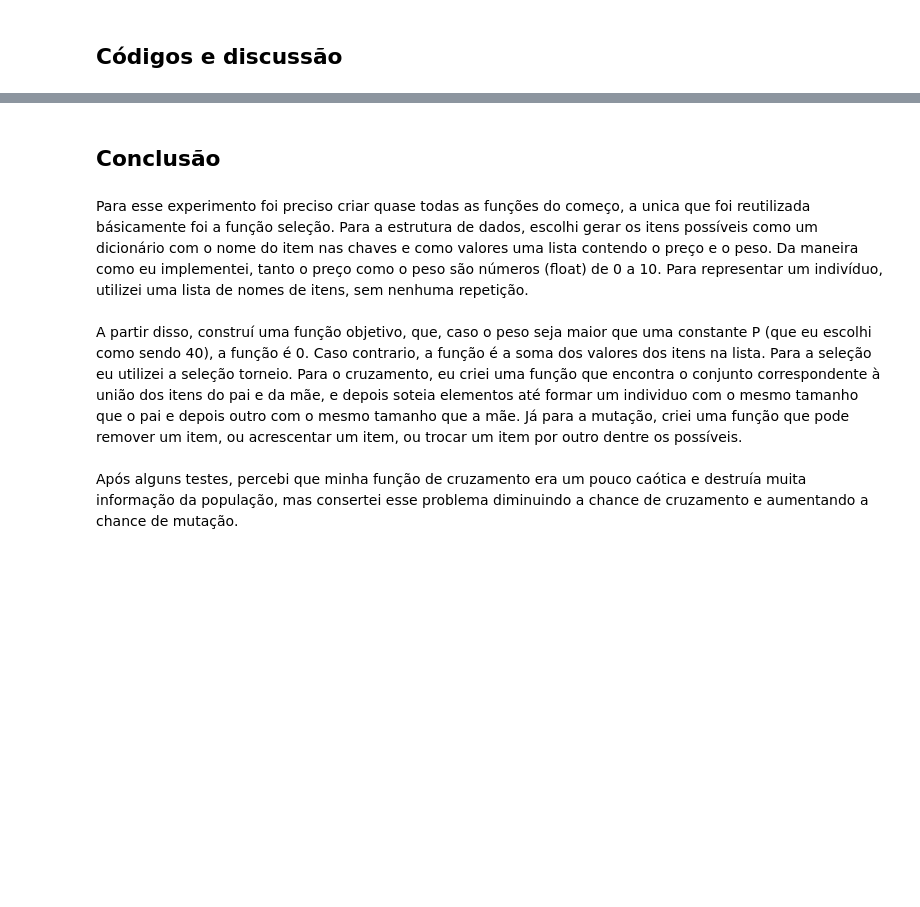
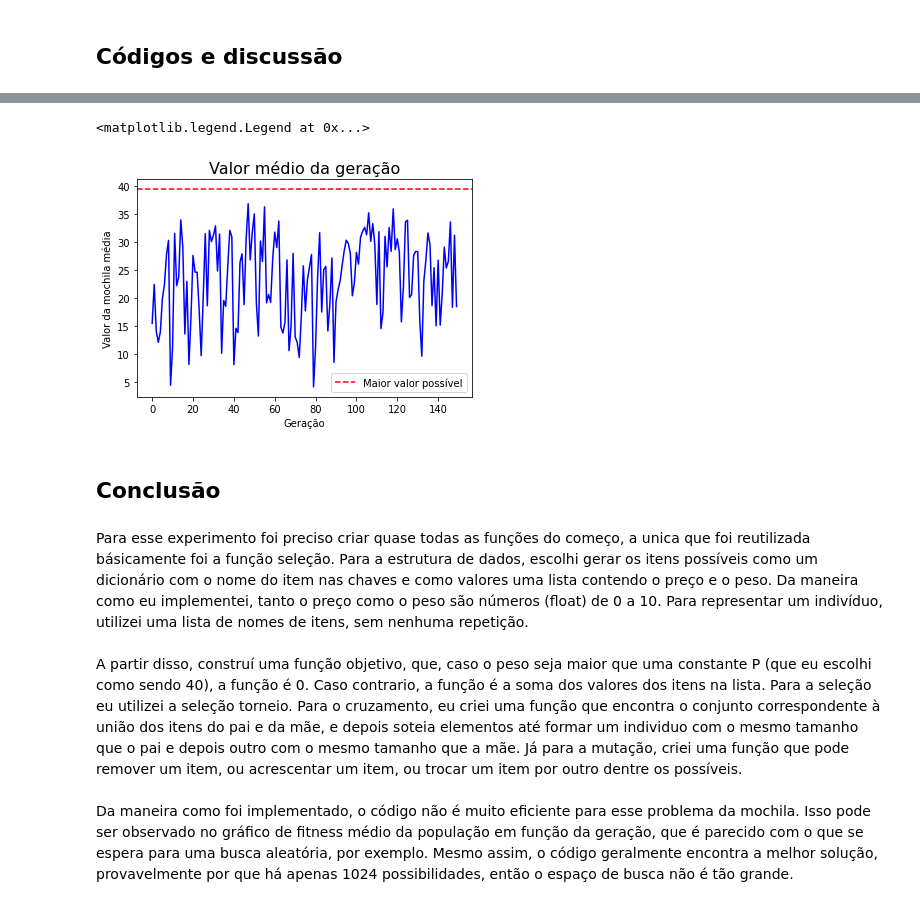
Before and after one commit to Karl-Marcos/Redes_Neurais_1S23, a Jupyter notebook: AlgoritmosGeneticos/experimento A.07 - aplicando restricoes.ipynb, the cells around one changed output, grey strips where cells are left out. Cells and saved outputs as stored; diff of their text form; code cells hidden in the pictures; blank space fills up the shorter version.

```diff
--- a/AlgoritmosGeneticos/experimento A.07 - aplicando restricoes.ipynb
+++ b/AlgoritmosGeneticos/experimento A.07 - aplicando restricoes.ipynb
@@ -182,3 +186,14 @@ ax.legend()
+# %%
+fig, ax = plt.subplots(1, 1)
+ax.plot(range(NUM_GERACOES), lista_fitness_medio, c="b")
+ax.axhline(y=melhor_fitness_ever, c="r", linestyle="--", label="Maior valor possível")
+ax.set_xlabel("Geração")
+ax.set_ylabel("Valor da mochila média")
+ax.set_title("Valor médio da geração", fontsize=16)
+ax.legend()
+# %% [output]
+<matplotlib.legend.Legend at 0x...>
+[figure, added]
 # %% [markdown]
 ## Conclusão
 # %% [markdown]
@@ -186,4 +201,4 @@ Para esse experimento foi preciso criar quase todas as funções do começo, a u
 <br>
 A partir disso, construí uma função objetivo, que, caso o peso seja maior que uma constante P (que eu escolhi como sendo 40), a função é 0. Caso contrario, a função é a soma dos valores dos itens na lista. Para a seleção eu utilizei a seleção torneio. Para o cruzamento, eu criei uma função que encontra o conjunto correspondente à união dos itens do pai e da mãe, e depois soteia elementos até formar um individuo com o mesmo tamanho que o pai e depois outro com o mesmo tamanho que a mãe. Já para a mutação, criei uma função que pode remover um item, ou acrescentar um item, ou trocar um item por outro dentre os possíveis. <br>
 <br>
-Após alguns testes, percebi que minha função de cruzamento era um pouco caótica e destruía muita informação da população, mas consertei esse problema diminuindo a chance de cruzamento e aumentando a chance de mutação.
+Da maneira como foi implementado, o código não é muito eficiente para esse problema da mochila. Isso pode ser observado no gráfico de fitness médio da população em função da geração, que é parecido com o que se espera para uma busca aleatória, por exemplo. Mesmo assim, o código geralmente encontra a melhor solução, provavelmente por que há apenas 1024 possibilidades, então o espaço de busca não é tão grande.
```
Also changed, not shown: parts of 5 cells of this notebook, 1 other file.
